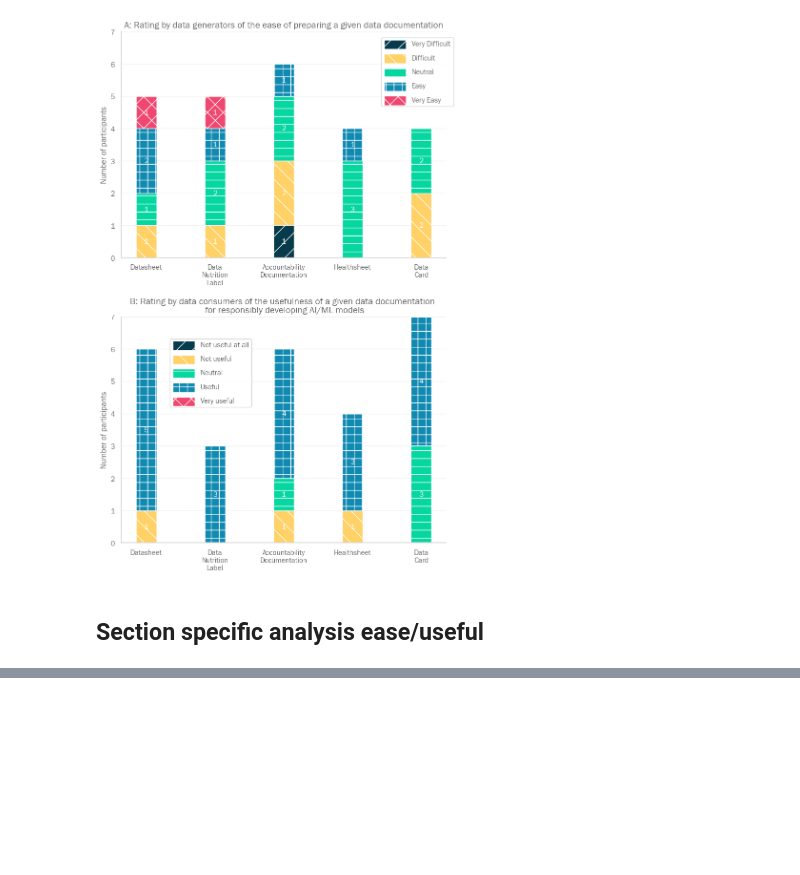
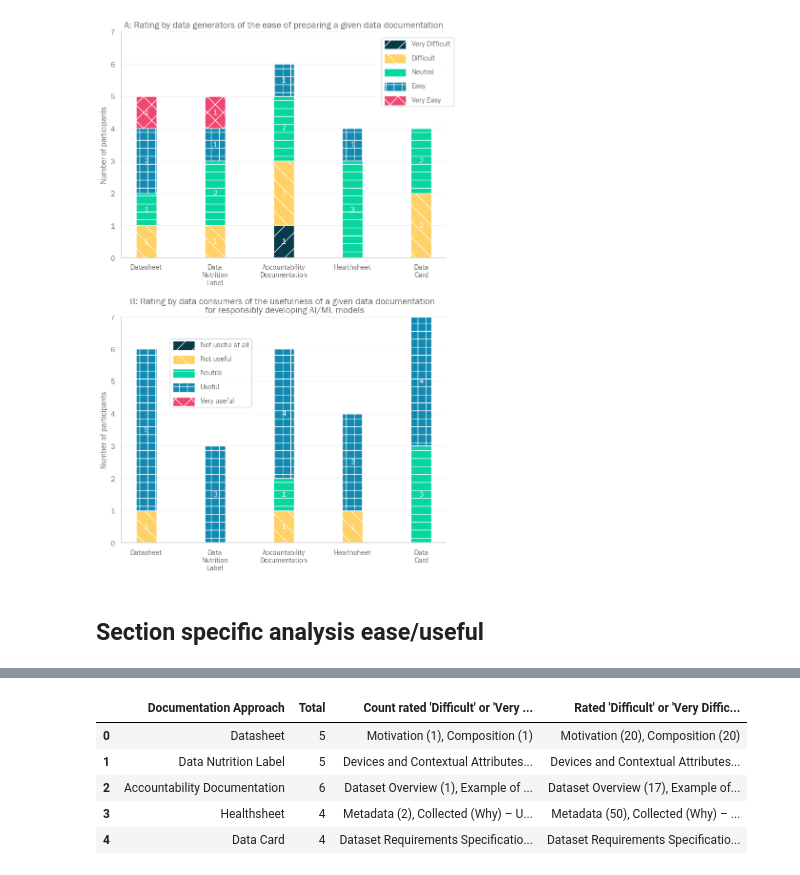
Before and after one commit to AI-READI/dataset-documentation-paper-code, a Jupyter notebook: survey-analysis.ipynb, the cells around one changed output, grey strips where cells are left out. Drawn from its saved outputs; the diff is of its cells as text; code cells hidden in the pictures; blank space fills up the shorter version.

```diff
--- a/survey-analysis.ipynb
+++ b/survey-analysis.ipynb
@@ -876,0 +976,32 @@ df_useful_total["Neutral (%)"] = (
+# %%
+rows_list = []
+for doc in doc_options:
+    df_doc = df_ease_total[df_ease_total["Documentation approach"] == doc]
+    my_row = [doc]
+    my_row.append(list(df_doc["Total"])[0])
+    for column in [ease_col[4], ease_col[5]]:
+        sections = ""
+        count_sect = 0
+        for index, row in df_doc[df_doc[column] > 0].iterrows():
+            if row["Section"] != "Overall":
+                if len(row["Section"]) > 0:
+                    if count_sect > 0:
+                        sections += ", "
+                    sections += row["Section"] + " (" + str(round(row[column])) + ")"
+                    count_sect += 1
+        my_row.append(sections)
+    rows_list.append(my_row)
+df_difficult_sections_rating = pd.DataFrame(
+    rows_list,
+    columns=["Documentation Approach", "Total", ease_col[4], ease_col[5]]
+)
+# %%
+display(df_difficult_sections_rating)
+df_difficult_sections_rating.to_excel("outputs/rating_difficult_sections.xlsx")
+# %% [output]
+|  | Documentation Approach | Total | Count rated 'Difficult' or 'Very ... | Rated 'Difficult' or 'Very Diffic... |
+| 0 | Datasheet | 5 | Motivation (1), Composition (1) | Motivation (20), Composition (20) |
+| 1 | Data Nutrition Label | 5 | Devices and Contextual Attributes... | Devices and Contextual Attributes... |
+| 2 | Accountability Documentation | 6 | Dataset Overview (1), Example of ... | Dataset Overview (17), Example of... |
+| 3 | Healthsheet | 4 | Metadata (2), Collected (Why) – U... | Metadata (50), Collected (Why) – ... |
+| 4 | Data Card | 4 | Dataset Requirements Specificatio... | Dataset Requirements Specificatio... |
```
Also changed, not shown: parts of 9 cells of this notebook, 5 other files.
